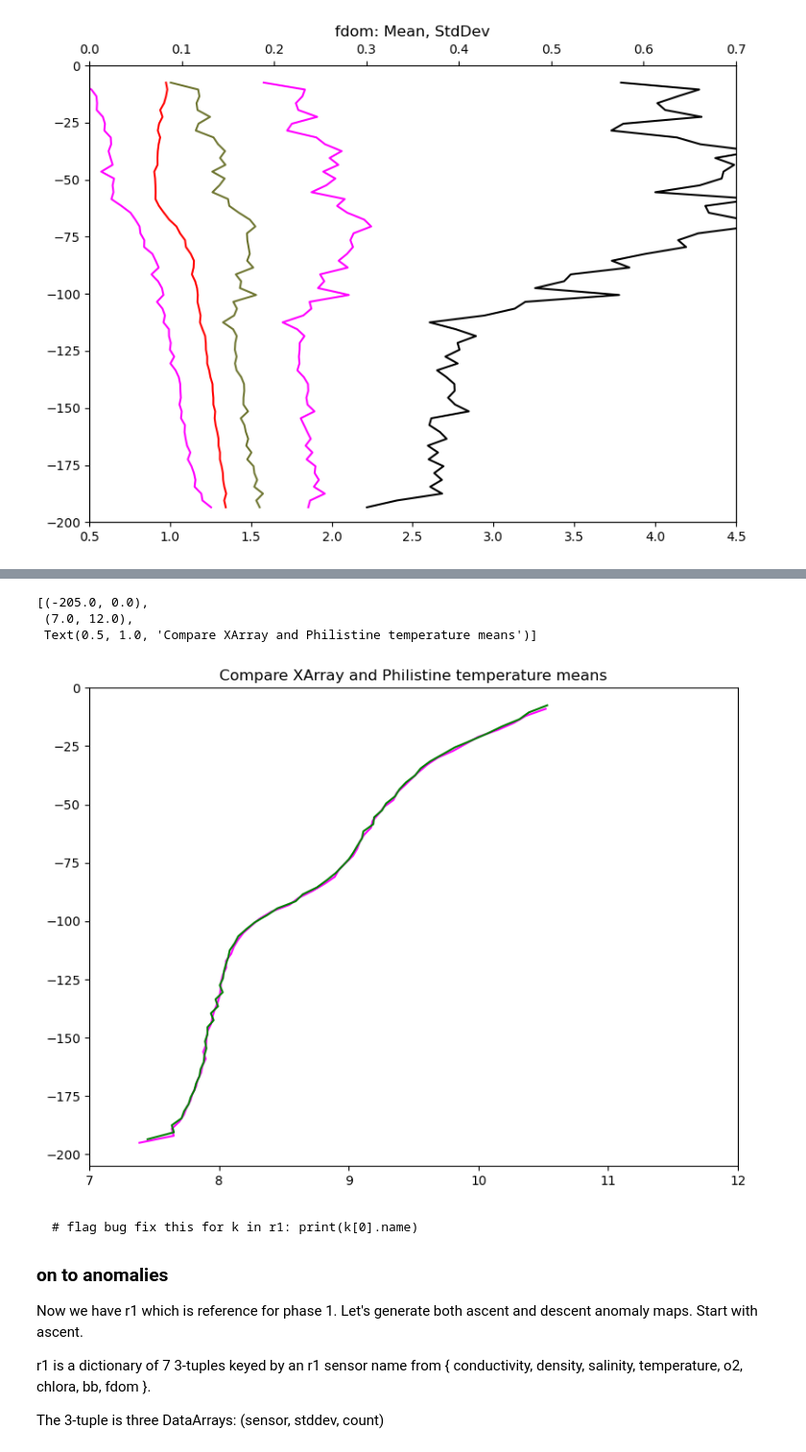
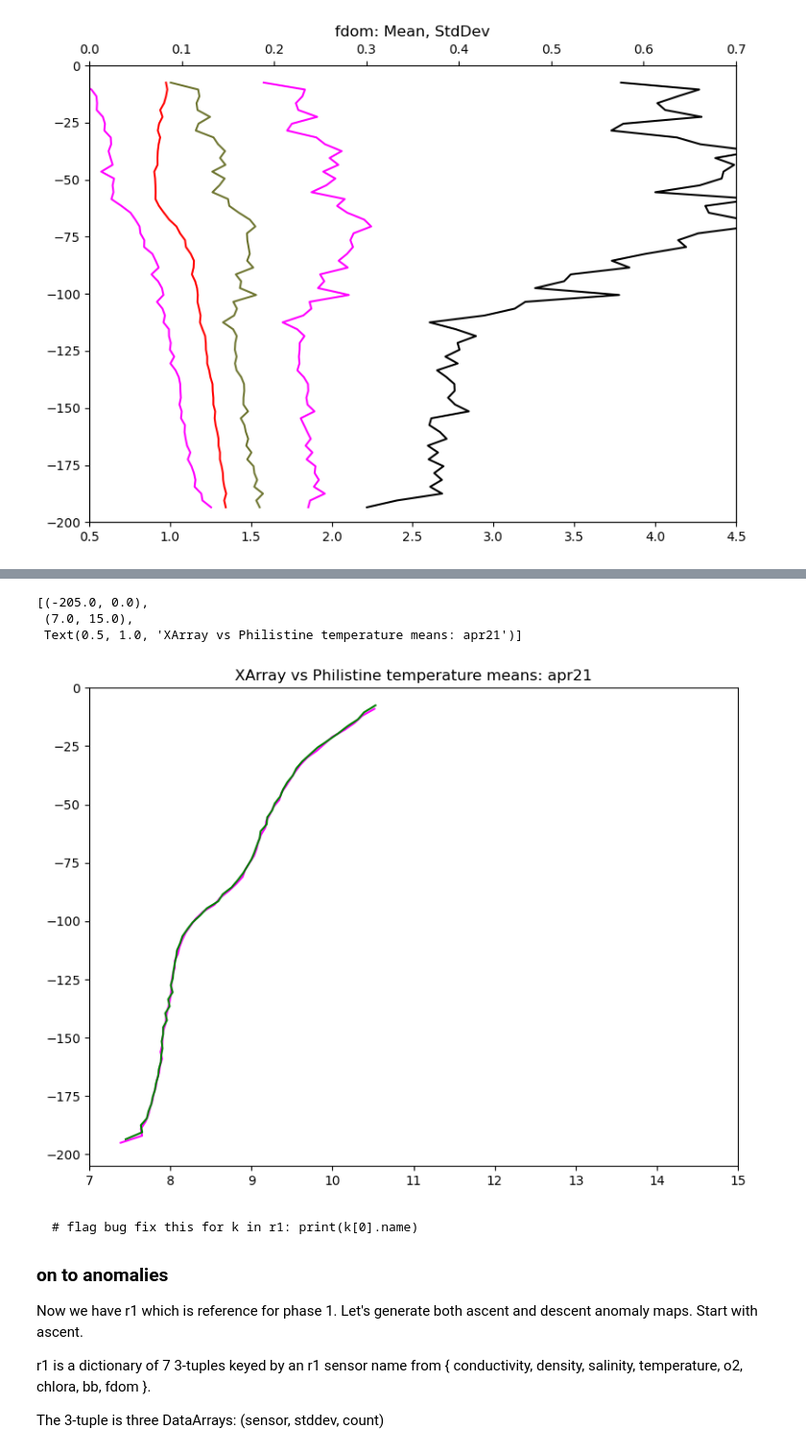
Before and after one commit to geo-smart/ocean, a Jupyter notebook: rob_notebooks/anomaly3.ipynb, the cells around one changed output, grey strips where cells are left out. Shown at 96% size. Cells and saved outputs as stored; diff of their text form; code cells hidden in the pictures.

````diff
--- a/rob_notebooks/anomaly3.ipynb
+++ b/rob_notebooks/anomaly3.ipynb
@@ -280,36 +248,47 @@ dsMed  = dsMed.assign_coords(z_bins=np.array([v.mid for v in dsMed.z_bins.values
-# %%
-# let's do temperature old school and make sure it looks the same
-tt=d['temperature'][0].data
-tz=d['temperature'][1].data
-# ndarrays: print(type(tt), type(tz)); tt.shape gives (44638,)
-
-tdata = list(tt)            # list of a month of values, 1Min
-zdata = list(tz)
-ndata = len(tdata)
-z     = np.arange(-201, 0, 3)
-nbins = len(z)              # 67 3-meter bins cover 0 -- -201
-
-tmean_list, zhistogram_list = [0.]*nbins, [0.]*nbins
-
-for i in range(ndata):
-    this_depth_bin = int((tz[i]+201)/3)
-    if this_depth_bin < 0: this_depth_bin = 0
-    tmean_list[this_depth_bin] += tdata[i]
-    zhistogram_list[this_depth_bin] += 1.
-
-for i in range(nbins):
-    if zhistogram_list[i] == 0: tmean_list[i] = float('nan')
-    else:                       tmean_list[i] = tmean_list[i]/zhistogram_list[i]
-
-fig,ax = plt.subplots(figsize=(8,6), tight_layout=True)
-ax.plot(    tmean_list, z,  ms =   4., color='magenta')
-ax.plot(r1['temperature'][0], r1['temperature'][0]['z'], color='green')
-ax.set(ylim = (-205, 0), xlim = (7, 12), title='Compare XArray and Philistine temperature means')
-# %% [output]
-[(-205.0, 0.0),
- (7.0, 12.0),
- Text(0.5, 1.0, 'Compare XArray and Philistine temperature means')]
-[figure, removed]
+# %%
+
+dd     = d['temperature']                    # 5-tuple (DataArray, DataArray, range0, range1, color
+ds     = xr.merge([dd[0], dd[1]])            # note that dd[0] does not include z; so we refer to dd[1]
+ds     = ds.swap_dims({'time':'z'})
+ds     = ds.drop('time')
+dsMed  = ds.groupby_bins('z', bin_upper_zs).median()
+
+dsMed  = dsMed.assign_coords(z_bins=np.array([v.mid for v in dsMed.z_bins.values])).rename({'z_bins': 'z'}).rename({'temperature': 'median'})
+
+#### Verify reference generation agrees with a traditional means of calculation
+
+# let's do temperature old school and make sure it looks the same
+tt=d['temperature'][0].data
+tz=d['temperature'][1].data
+# ndarrays: print(type(tt), type(tz)); tt.shape gives (44638,)
+
+tdata = list(tt)            # list of a month of values, 1Min
+zdata = list(tz)
+ndata = len(tdata)
+z     = np.arange(-201, 0, 3)
+nbins = len(z)              # 67 3-meter bins cover 0 -- -201
+
+tmean_list, zhistogram_list = [0.]*nbins, [0.]*nbins
+
+for i in range(ndata):
+    this_depth_bin = int((tz[i]+201)/3)
+    if this_depth_bin < 0: this_depth_bin = 0
+    tmean_list[this_depth_bin] += tdata[i]
+    zhistogram_list[this_depth_bin] += 1.
+
+for i in range(nbins):
+    if zhistogram_list[i] == 0: tmean_list[i] = float('nan')
+    else:                       tmean_list[i] = tmean_list[i]/zhistogram_list[i]
+
+fig,ax = plt.subplots(figsize=(8,6), tight_layout=True)
+ax.plot(    tmean_list, z,  ms =   4., color='magenta')
+ax.plot(r1['temperature'][0], r1['temperature'][0]['z'], color='green')
+ax.set(ylim = (-205, 0), xlim = (7, 15), title='XArray vs Philistine temperature means: ' + month_choice)
+# %% [output]
+[(-205.0, 0.0),
+ (7.0, 15.0),
+ Text(0.5, 1.0, 'XArray vs Philistine temperature means: apr21')]
+[figure, added]
 # %% [markdown]
 ```
 # flag bug fix this for k in r1: print(k[0].name)
````
Also changed, not shown: parts of 3 cells of this notebook, 1 other file.
